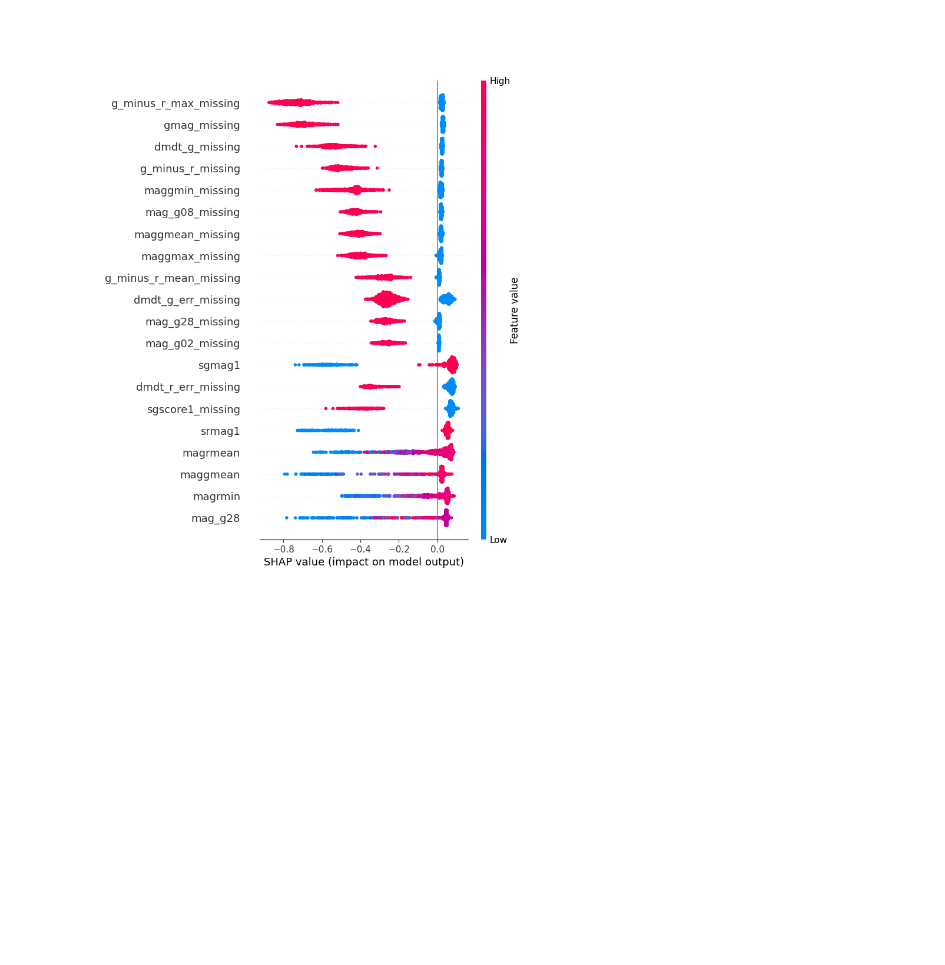
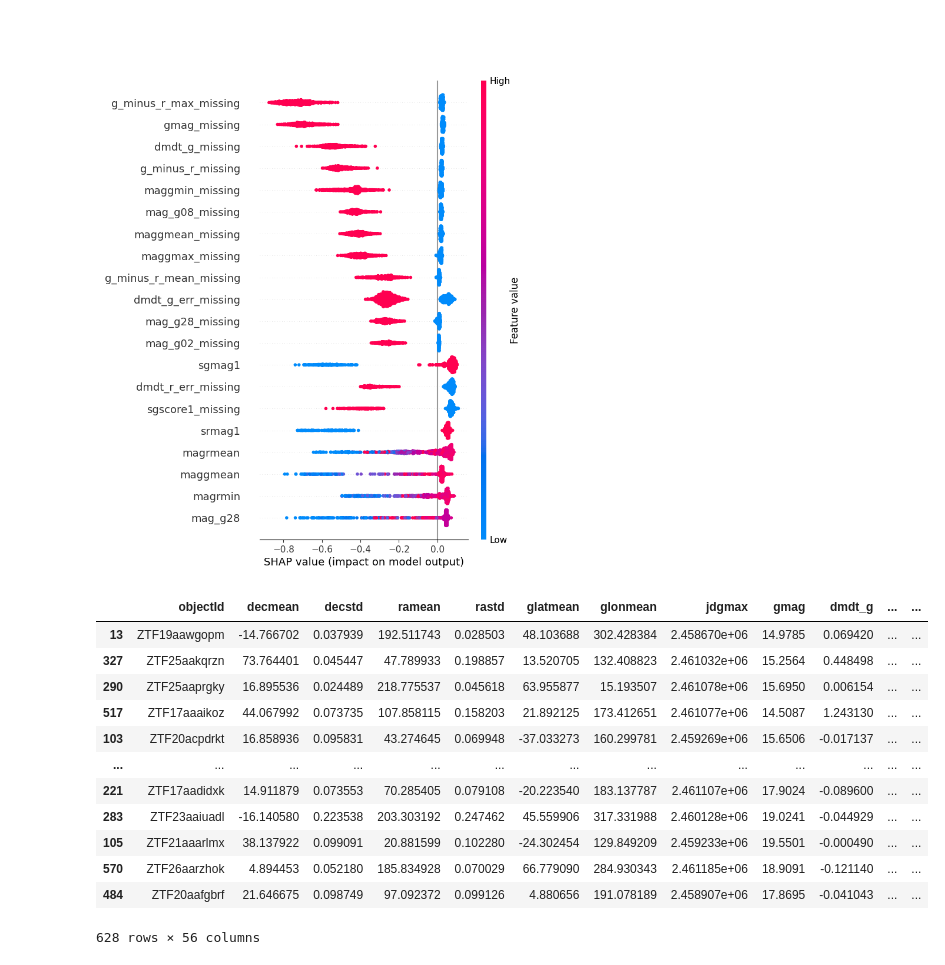
Before and after one commit to lukfelix/AppliedML26_FinalProject, a Jupyter notebook: notebooks/isolation_forest.ipynb, the cells around one changed output. Saved outputs shown, nothing was run; the diff lists cells and outputs as text; code cells hidden in the pictures; blank space fills up the shorter version.

```diff
--- a/notebooks/isolation_forest.ipynb
+++ b/notebooks/isolation_forest.ipynb
@@ -213,0 +228,23 @@ plt.savefig('shap_summary_anomalies.pdf')
+# %%
+anoms=data_orig[data_orig.anomaly==-1]
+# drop duplicates
+anoms=anoms.drop_duplicates(subset='objectId').reset_index(drop=True)
+anoms=anoms.drop_duplicates(subset='tns_name').reset_index(drop=True)
+anoms_sorted=anoms.sort_values(by='anomaly_score')#[:10]
+anoms_sorted[['objectId','tns_type','anomaly_score']][:100].to_csv('isolation_forest_top100_no_scaling.csv',index=False)
+# %%
+anoms_sorted
+# %% [output]
+|  | objectId | decmean | decstd | ramean | rastd | glatmean | glonmean | jdgmax | gmag | dmdt_g | ... | ... |
+| 13 | ZTF19aawgopm | -14.766702 | 0.037939 | 192.511743 | 0.028503 | 48.103688 | 302.428384 | 2.458670e+06 | 14.9785 | 0.069420 | ... | ... |
+| 327 | ZTF25aakqrzn | 73.764401 | 0.045447 | 47.789933 | 0.198857 | 13.520705 | 132.408823 | 2.461032e+06 | 15.2564 | 0.448498 | ... | ... |
+| 290 | ZTF25aaprgky | 16.895536 | 0.024489 | 218.775537 | 0.045618 | 63.955877 | 15.193507 | 2.461078e+06 | 15.6950 | 0.006154 | ... | ... |
+| 517 | ZTF17aaaikoz | 44.067992 | 0.073735 | 107.858115 | 0.158203 | 21.892125 | 173.412651 | 2.461077e+06 | 14.5087 | 1.243130 | ... | ... |
+| 103 | ZTF20acpdrkt | 16.858936 | 0.095831 | 43.274645 | 0.069948 | -37.033273 | 160.299781 | 2.459269e+06 | 15.6506 | -0.017137 | ... | ... |
+| ... | ... | ... | ... | ... | ... | ... | ... | ... | ... | ... | ... | ... |
+| 221 | ZTF17aadidxk | 14.911879 | 0.073553 | 70.285405 | 0.079108 | -20.223540 | 183.137787 | 2.461107e+06 | 17.9024 | -0.089600 | ... | ... |
+| 283 | ZTF23aaiuadl | -16.140580 | 0.223538 | 203.303192 | 0.247462 | 45.559906 | 317.331988 | 2.460128e+06 | 19.0241 | -0.044929 | ... | ... |
+| 105 | ZTF21aaarlmx | 38.137922 | 0.099091 | 20.881599 | 0.102280 | -24.302454 | 129.849209 | 2.459233e+06 | 19.5501 | -0.000490 | ... | ... |
+| 570 | ZTF26aarzhok | 4.894453 | 0.052180 | 185.834928 | 0.070029 | 66.779090 | 284.930343 | 2.461185e+06 | 18.9091 | -0.121140 | ... | ... |
+| 484 | ZTF20aafgbrf | 21.646675 | 0.098749 | 97.092372 | 0.099126 | 4.880656 | 191.078189 | 2.458907e+06 | 17.8695 | -0.041043 | ... | ... |
+628 rows × 56 columns
```
Also changed, not shown: parts of 5 cells of this notebook, 3 other files.
